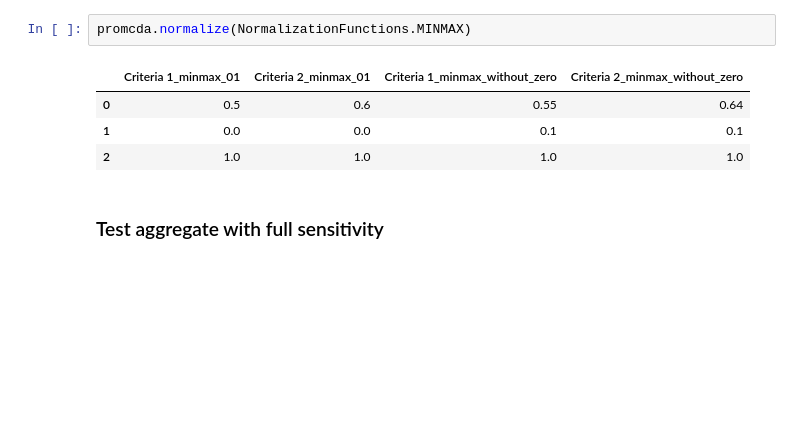
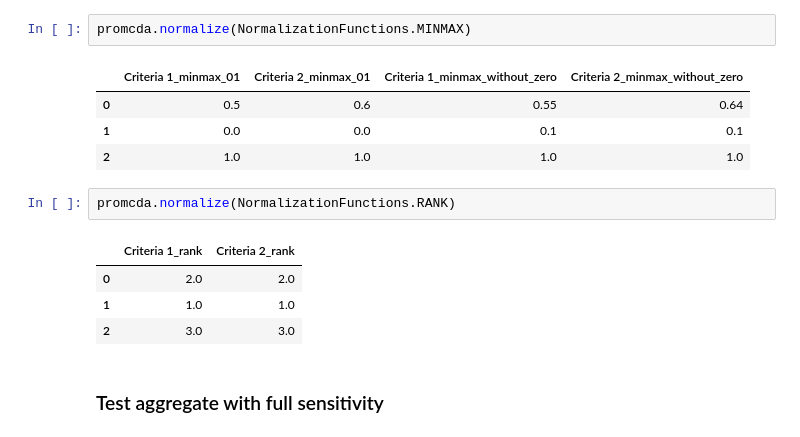
Before and after one commit to wetransform-os/ProMCDA, a Jupyter notebook: demo_in_notebook/use_promcda_library.ipynb, the cells around one changed output. Cells and saved outputs as stored; diff of their text form; blank space fills up the shorter version.

```diff
--- a/demo_in_notebook/use_promcda_library.ipynb
+++ b/demo_in_notebook/use_promcda_library.ipynb
@@ -162,6 +162,13 @@ promcda.normalize(NormalizationFunctions.MINMAX)
 | 0 | 0.5 | 0.6 | 0.55 | 0.64 |
 | 1 | 0.0 | 0.0 | 0.1 | 0.1 |
 | 2 | 1.0 | 1.0 | 1.0 | 1.0 |
+# %%
+promcda.normalize(NormalizationFunctions.RANK)
+# %% [output]
+|  | Criteria 1_rank | Criteria 2_rank |
+| 0 | 2.0 | 2.0 |
+| 1 | 1.0 | 1.0 |
+| 2 | 3.0 | 3.0 |
 # %% [markdown]
 ### Test aggregate with full sensitivity
 # %%
```
Also changed, not shown: parts of 17 cells of this notebook, 5 other files.
